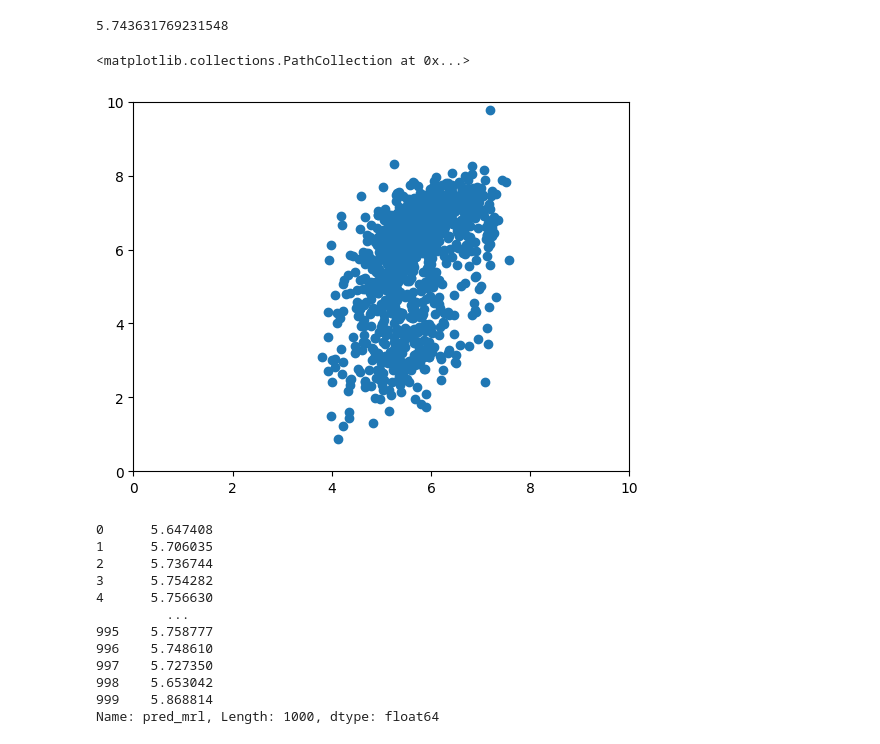
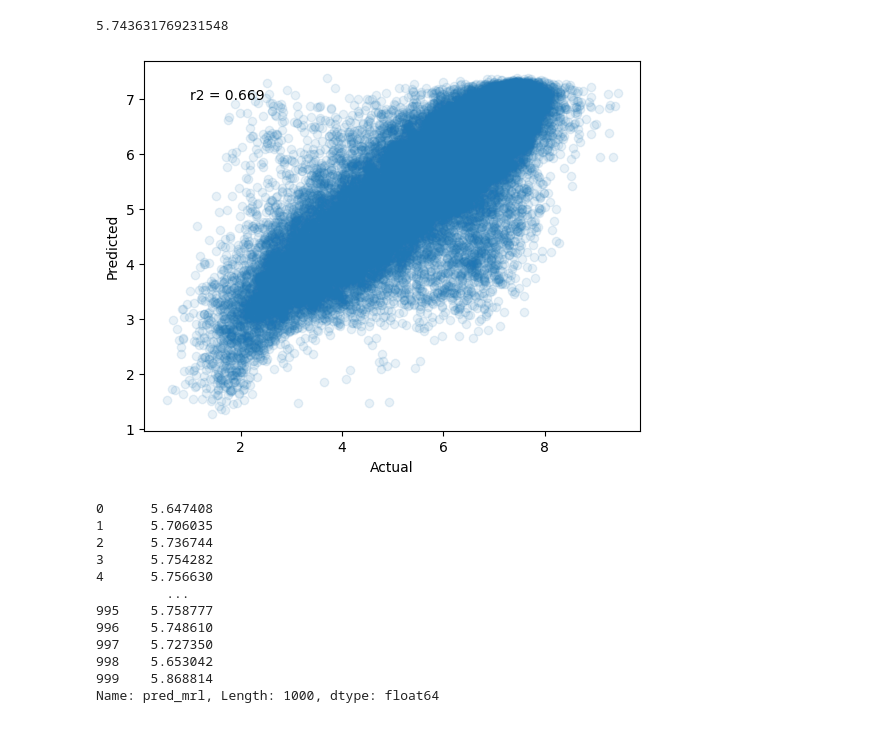
Before and after one commit to nicolasgoedert97/RNARepLearn, a Jupyter notebook: notebooks/Untitled2.ipynb, the cells around one changed output. Cells and saved outputs as stored; diff of their text form; code cells hidden in the pictures.

```diff
--- a/notebooks/Untitled2.ipynb
+++ b/notebooks/Untitled2.ipynb
@@ -84,11 +84,15 @@ exps = ["RPI_bs128", "CNN_bs128"]
 # %%
-csv = pd.read_csv("runs/"+exps[1]+"/test/pred.csv")
-plt.xlim([0, 10])
-plt.ylim([0,10])
-plt.scatter(csv["pred_mrl"],csv["true_mrl"])
+csv = pd.read_csv("/lustre/groups/crna01/workspace/nicolas_msc/runs/TE_RPI_grid/config_input_channels4_output_channels32_masked_percentage15_n_epochs10_lr0.002_batch_size128_encoding_layers3_encoding_kernel_size9/test/pred_test.csv")
+
+fig, ax = plt.subplots()
+ax.scatter(csv["true_mrl"], csv["pred_mrl"], alpha=0.1)
+ax.annotate("r2 = {:.3f}".format(r2_score(csv["true_mrl"], csv["pred_mrl"])), (1, 7))
+ax.set_xlabel('Actual')
+ax.set_ylabel('Predicted')
+
+plt.show()
 # %% [output]
-<matplotlib.collections.PathCollection at 0x...>
-[figure, old version]
+[figure, new version]
 # %%
 csv = pd.read_csv("runs/"+exps[0]+"/test/pred.csv")
 plt.xlim([0, 10])
```
Also changed, not shown: parts of 2 cells of this notebook, 9 other files.
